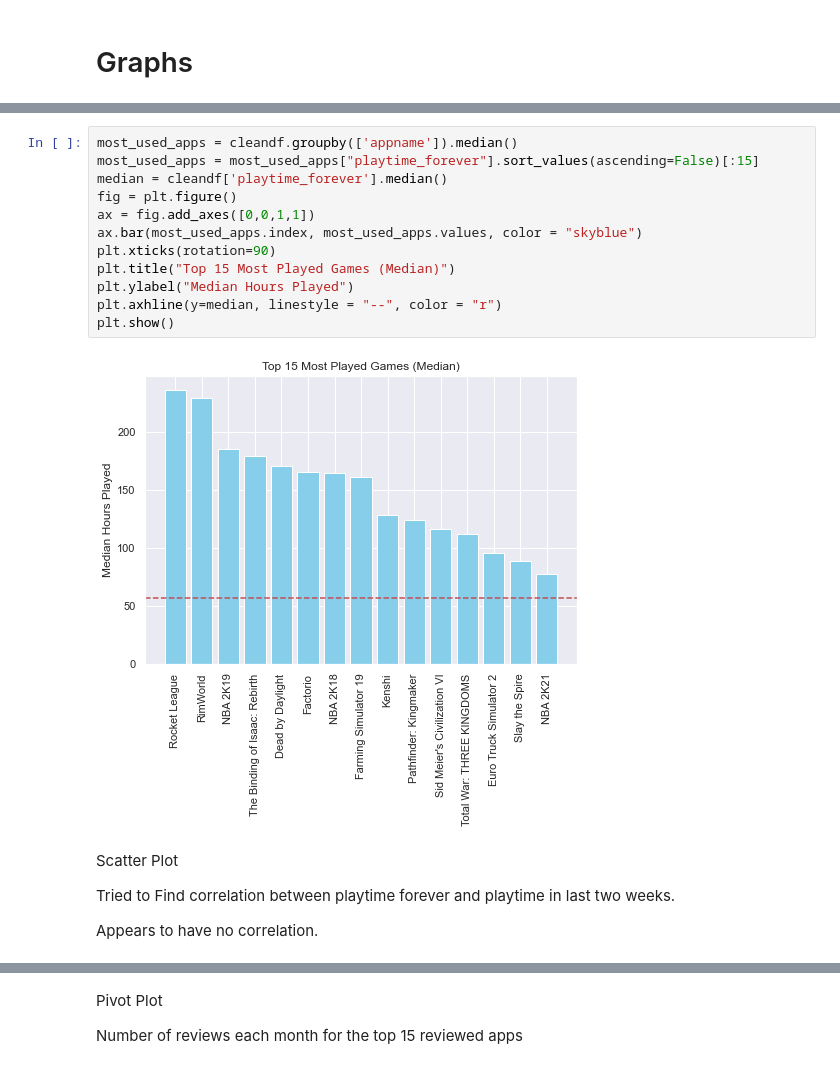
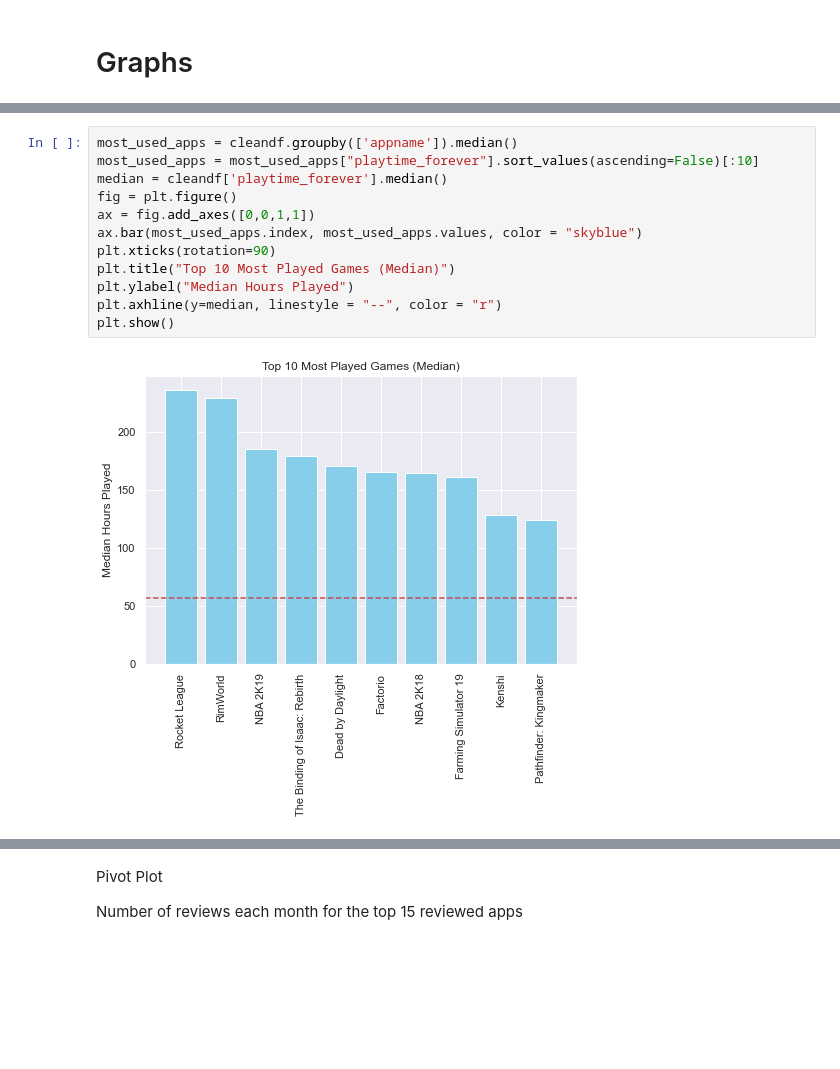
Before and after one commit to Wallyman38/453-Project, a Jupyter notebook: final_project.ipynb, the cells around one changed output, grey strips where cells are left out. Saved outputs shown, nothing was run; the diff lists cells and outputs as text; blank space fills up the shorter version.

```diff
--- a/final_project.ipynb
+++ b/final_project.ipynb
@@ -258,21 +263,14 @@ plt.show()
 # %%
 most_used_apps = cleandf.groupby(['appname']).median()
-most_used_apps = most_used_apps["playtime_forever"].sort_values(ascending=False)[:15]
+most_used_apps = most_used_apps["playtime_forever"].sort_values(ascending=False)[:10]
 median = cleandf['playtime_forever'].median()
 fig = plt.figure()
 ax = fig.add_axes([0,0,1,1])
 ax.bar(most_used_apps.index, most_used_apps.values, color = "skyblue")
 plt.xticks(rotation=90)
-plt.title("Top 15 Most Played Games (Median)")
+plt.title("Top 10 Most Played Games (Median)")
 plt.ylabel("Median Hours Played")
 plt.axhline(y=median, linestyle = "--", color = "r")
 plt.show()
 # %% [output]
-[figure, old version]
+[figure, new version]
-# %% [markdown]
-Scatter Plot
-
-Tried to Find correlation between playtime forever and playtime in
-last two weeks.
-
-Appears to have no correlation.
```
Also changed, not shown: parts of 12 cells of this notebook.
